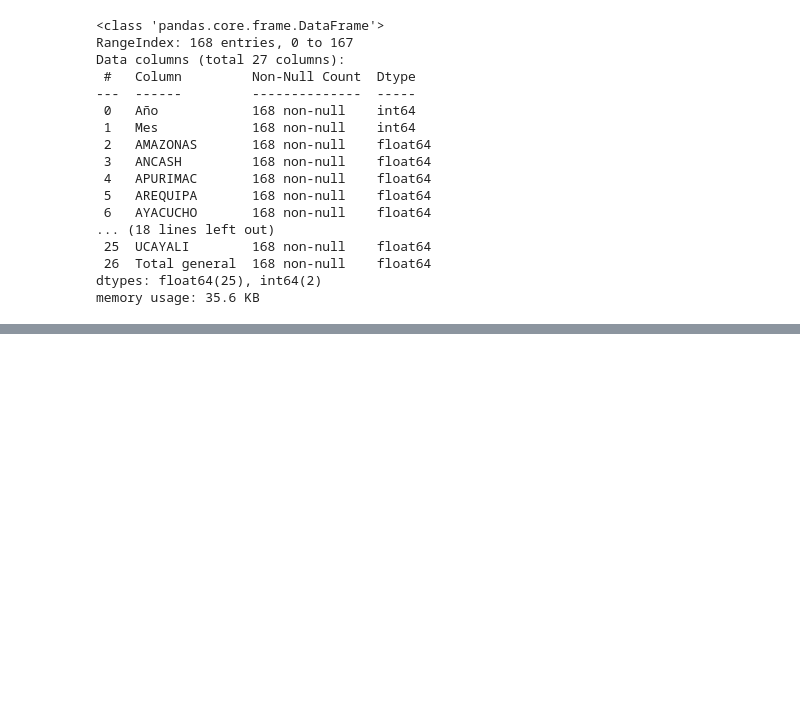
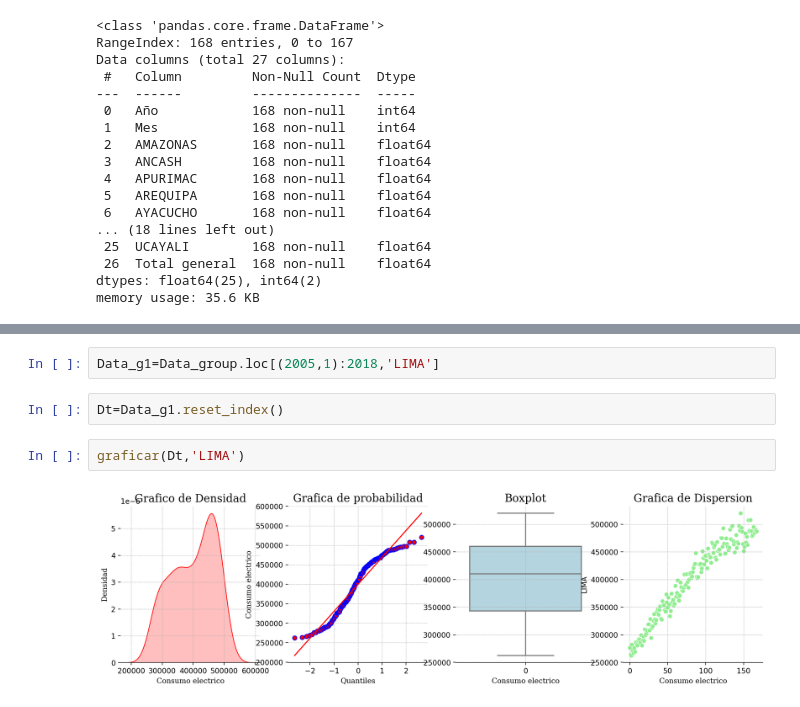
Before and after one commit to CristianVeloz0501/DMC, a Jupyter notebook: Analisis_consumo_EP.ipynb, the cells around one changed output, grey strips where cells are left out. Cells and saved outputs as stored; diff of their text form; blank space fills up the shorter version.

```diff
--- a/Analisis_consumo_EP.ipynb
+++ b/Analisis_consumo_EP.ipynb
@@ -110,0 +180,8 @@ Data.reset_index()
+# %%
+Data_g1=Data_group.loc[(2005,1):2018,'LIMA']
+# %%
+Dt=Data_g1.reset_index()
+# %%
+graficar(Dt,'LIMA')
+# %% [output]
+[figure, added]
```
Also changed, not shown: parts of 10 cells of this notebook.
